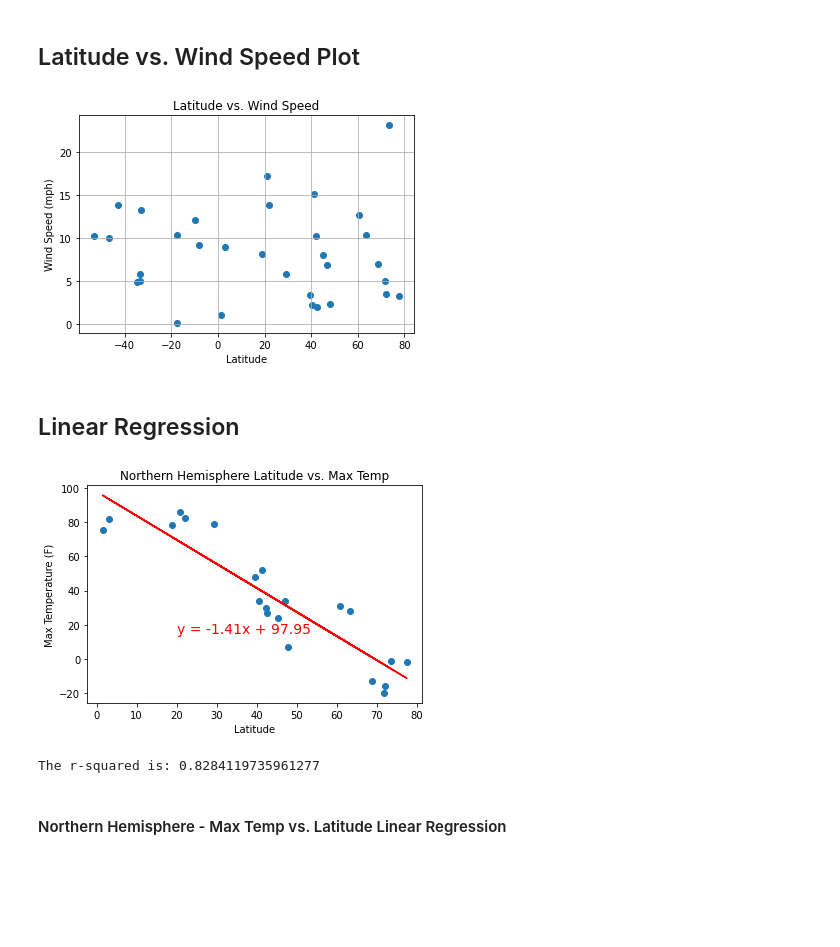
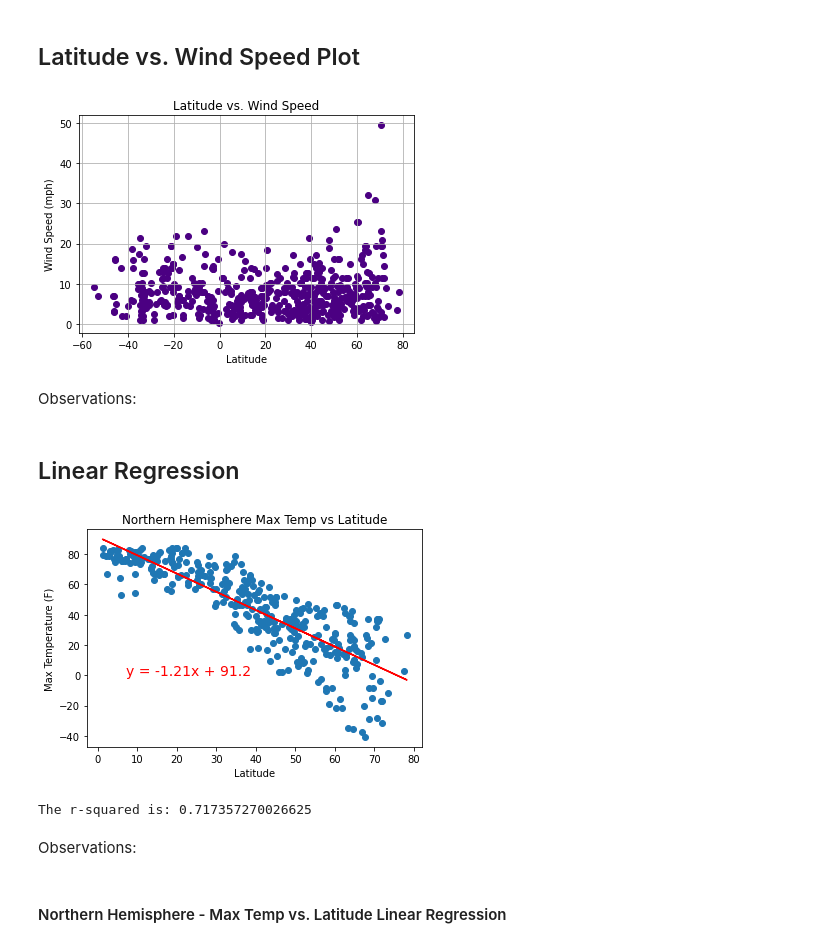
Before and after one commit to meghanvl/API_project, a Jupyter notebook: WeatherPy.ipynb, the cells around one changed output. Cells and saved outputs as stored; diff of their text form; code cells hidden in the pictures; blank space fills up the shorter version.

```diff
--- a/WeatherPy/WeatherPy.ipynb
+++ b/WeatherPy.ipynb
@@ -66,7 +66,7 @@ country = []
 date = []
 
 record_count = 0
-set_number = 0
+set_number = 1
 
 #build query
 url = "http://api.openweathermap.org/data/2.5/weather?"
@@ -79,9 +79,9 @@ for city in cities:
     query_url = f"{url}appid={weather_api_key}&units={units}&q=" + city
     response = requests.get(query_url).json()
 
-    if record_count < 5:
+    if record_count < 50:
         record_count +=1
-    elif set_number < 5:
+    elif set_number < 11:
         set_number +=1
         record_count = 0
     else:
@@ -102,7 +102,7 @@ for city in cities:
     except:
         print("City not found. Skipping...")
 
-#         time.sleep(1)
+        time.sleep(1)
 
 print("----------------------------")
 print("Data Retrieval Complete")
@@ -307,15 +310,17 @@ plt.show()
 # %% [markdown]
 ## Latitude vs. Wind Speed Plot
 # %%
-plt.scatter(weather_summary["Lat"], weather_summary["Wind Speed"])
+plt.scatter(weather_summary["Lat"], weather_summary["Wind Speed"], marker="o", color="indigo")
 plt.title("Latitude vs. Wind Speed")
 plt.xlabel("Latitude")
 plt.ylabel("Wind Speed (mph)")
-# plt.savefig("LatvsWind.png")
+plt.savefig("LatvsWind.png")
 plt.grid()
 plt.show()
 # %% [output]
-[figure, old version]
+[figure, new version]
+# %% [markdown]
+Observations:
 # %%
 #output example
 # %% [markdown]
@@ -332,16 +337,18 @@ regression = x_values * slope + intercept
 line_equation = "y = " + str(round(slope,2)) + "x + " + str(round(intercept,2))
 plt.scatter(x_values, y_values)
 plt.plot(x_values, regression, "r-")
-plt.title("Northern Hemisphere Latitude vs. Max Temp")
+plt.title("Northern Hemisphere Max Temp vs Latitude")
 plt.xlabel("Latitude")
 plt.ylabel("Max Temperature (F)")
-plt.annotate(line_equation,(20,15), fontsize=14, color="red")
+plt.annotate(line_equation,(7,0), fontsize=14, color="red")
 plt.show()
 
 print(f"The r-squared is: {rvalue**2}")
 # %% [output]
-[figure, old version]
+[figure, new version]
-The r-squared is: 0.8284119735961277
+The r-squared is: 0.717357270026625
+# %% [markdown]
+Observations:
 # %% [markdown]
 ####  Northern Hemisphere - Max Temp vs. Latitude Linear Regression
 # %%
```
Also changed, not shown: parts of 25 cells of this notebook, 11 other files.
